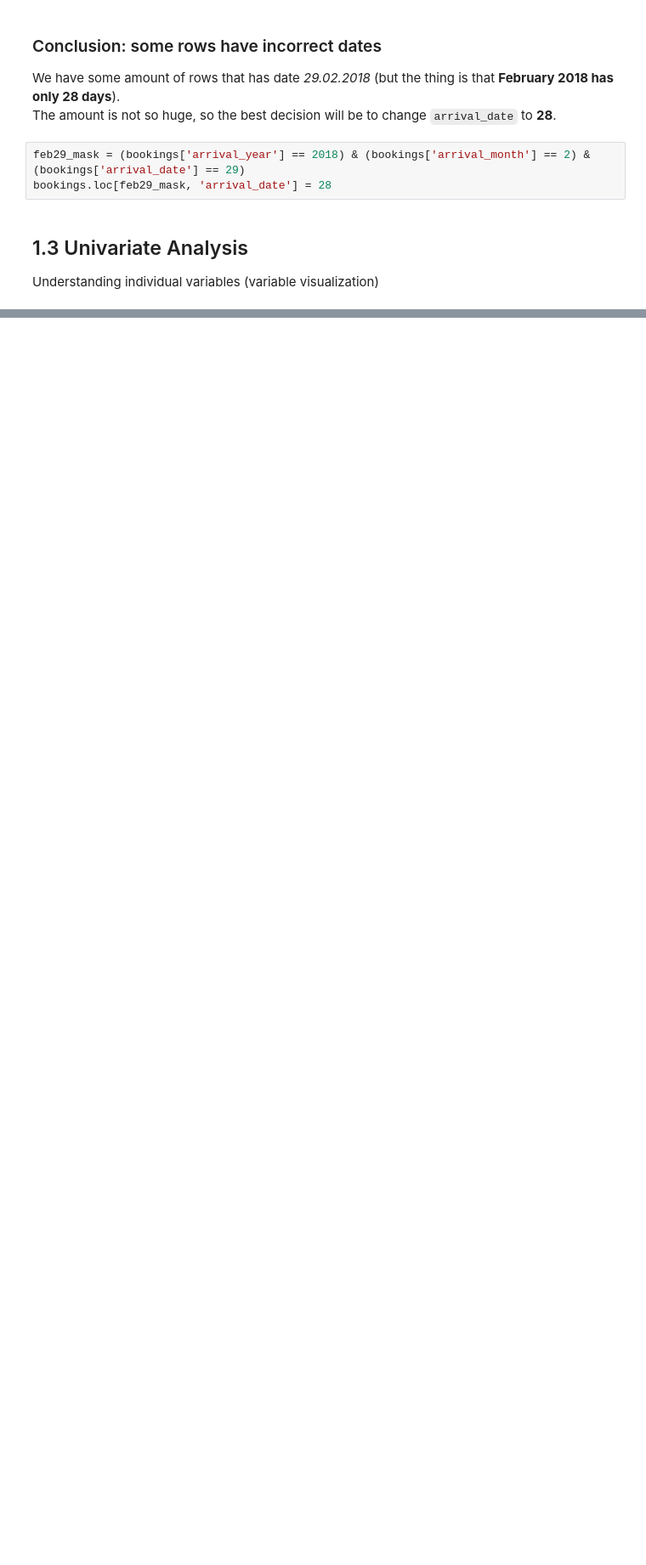
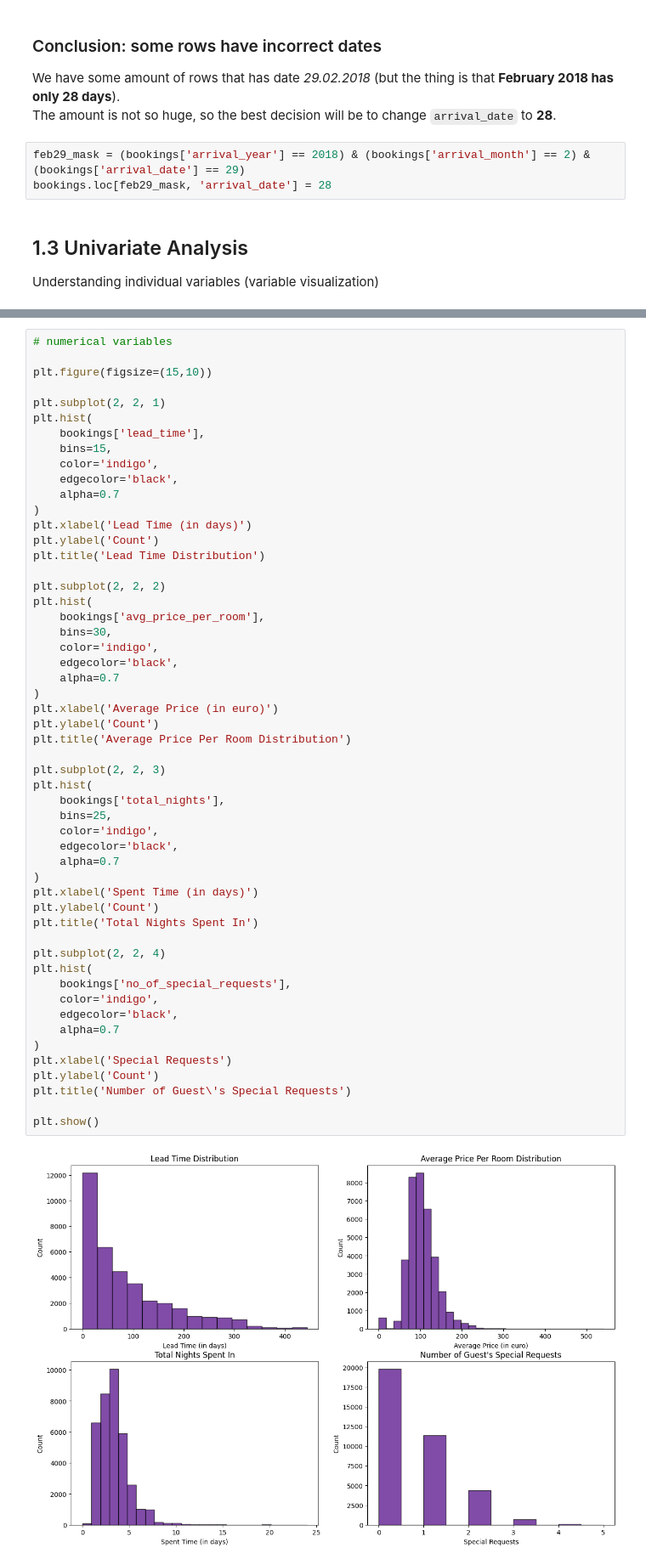
Before and after one commit to s0perdel/data_analysis, a Jupyter notebook: reservations.ipynb, the cells around one changed output, grey strips where cells are left out. Shown at 85% size. Drawn from its saved outputs; the diff is of its cells as text; blank space fills up the shorter version.

```diff
--- a/reservations.ipynb
+++ b/reservations.ipynb
@@ -160,0 +206,55 @@ bookings.groupby('booking_status').Booking_ID.count().plot.bar(title='NOT FINISH
+# %%
+# numerical variables
+
+plt.figure(figsize=(15,10))
+
+plt.subplot(2, 2, 1)
+plt.hist(
+    bookings['lead_time'],
+    bins=15,
+    color='indigo',
+    edgecolor='black',
+    alpha=0.7
+)
+plt.xlabel('Lead Time (in days)')
+plt.ylabel('Count')
+plt.title('Lead Time Distribution')
+
+plt.subplot(2, 2, 2)
+plt.hist(
+    bookings['avg_price_per_room'],
+    bins=30,
+    color='indigo',
+    edgecolor='black',
+    alpha=0.7
+)
+plt.xlabel('Average Price (in euro)')
+plt.ylabel('Count')
+plt.title('Average Price Per Room Distribution')
+
+plt.subplot(2, 2, 3)
+plt.hist(
+    bookings['total_nights'],
+    bins=25,
+    color='indigo',
+    edgecolor='black',
+    alpha=0.7
+)
+plt.xlabel('Spent Time (in days)')
+plt.ylabel('Count')
+plt.title('Total Nights Spent In')
+
+plt.subplot(2, 2, 4)
+plt.hist(
+    bookings['no_of_special_requests'],
+    color='indigo',
+    edgecolor='black',
+    alpha=0.7
+)
+plt.xlabel('Special Requests')
+plt.ylabel('Count')
+plt.title('Number of Guest\'s Special Requests')
+
+plt.show()
+# %% [output]
+[figure, added]
```
Also changed, not shown: parts of 4 cells of this notebook.
